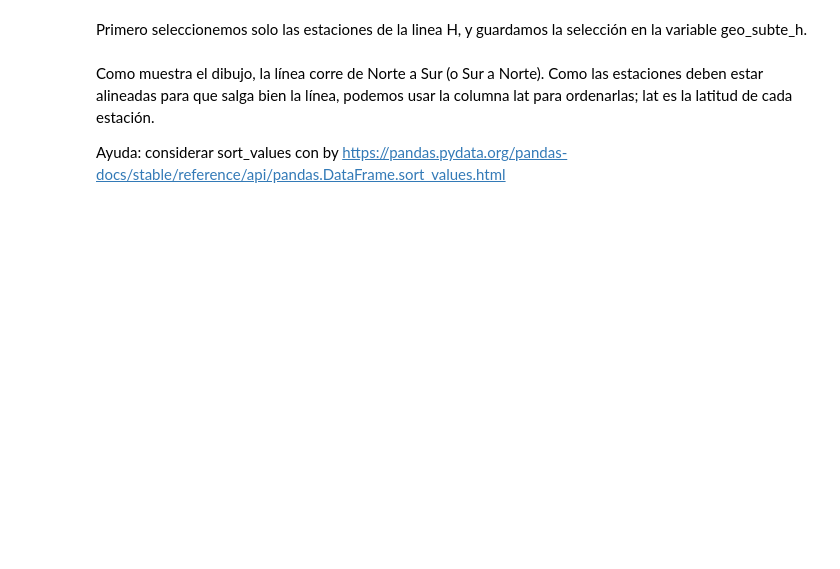
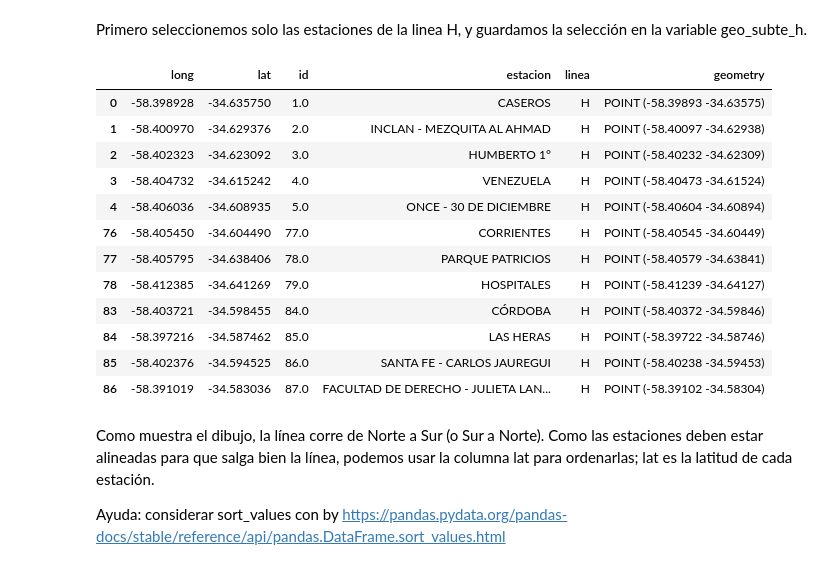
Before and after one commit to pablocimato/DS_Course, a Jupyter notebook: clase_07/dsad_2021/M1/CLASE_07_GeoPandas/Notebooks/7_desafio.ipynb, the cells around one changed output. Cells and saved outputs as stored; diff of their text form; code cells hidden in the pictures; blank space fills up the shorter version.

```diff
--- a/clase_07/dsad_2021/M1/CLASE_07_GeoPandas/Notebooks/7_desafio.ipynb
+++ b/clase_07/dsad_2021/M1/CLASE_07_GeoPandas/Notebooks/7_desafio.ipynb
@@ -91,6 +155,8 @@ geo_prop.loc[:4, ['geometry', 'lat', 'lon','property_type','place_name']]
 Vamos a leer los datos del archivo /M1/CLASE_07/Data/estaciones-de-subte.csv en un `DataFrame` de pandas con el método `read_csv`. Lo llamaremos df_subte.
 
 *Nota:* los datos vienen separados por comas. Se debe usar el parámetro <code>sep=','</code>
+# %%
+geo_subte = pd.read_csv("../Data/estaciones-de-subte.csv", sep=",")
 # %% [markdown]
 - 2.a. Consultamos los primeros 10 registros
 # %%
@@ -118,3 +216,6 @@ Ayuda: es similar al punto 1.e
+# %%
+# 2.e
+geo_subte["geometry"] = gpd.points_from_xy(geo_subte.long, geo_subte.lat)
 # %% [markdown]
 Verificamos la nueva columna mirando las primeras filas
 # %%
@@ -237,3 +440,20 @@ geo_subte_h
+# %%
+geo_subte_h = geo_subte.loc[geo_subte.linea == "H", :]
+geo_subte_h
+# %% [output]
+|  | long | lat | id | estacion | linea | geometry |
+| 0 | -58.398928 | -34.635750 | 1.0 | CASEROS | H | POINT (-58.39893 -34.63575) |
+| 1 | -58.400970 | -34.629376 | 2.0 | INCLAN - MEZQUITA AL AHMAD | H | POINT (-58.40097 -34.62938) |
+| 2 | -58.402323 | -34.623092 | 3.0 | HUMBERTO 1° | H | POINT (-58.40232 -34.62309) |
+| 3 | -58.404732 | -34.615242 | 4.0 | VENEZUELA | H | POINT (-58.40473 -34.61524) |
+| 4 | -58.406036 | -34.608935 | 5.0 | ONCE - 30 DE DICIEMBRE | H | POINT (-58.40604 -34.60894) |
+| 76 | -58.405450 | -34.604490 | 77.0 | CORRIENTES | H | POINT (-58.40545 -34.60449) |
+| 77 | -58.405795 | -34.638406 | 78.0 | PARQUE PATRICIOS | H | POINT (-58.40579 -34.63841) |
+| 78 | -58.412385 | -34.641269 | 79.0 | HOSPITALES | H | POINT (-58.41239 -34.64127) |
+| 83 | -58.403721 | -34.598455 | 84.0 | CÓRDOBA | H | POINT (-58.40372 -34.59846) |
+| 84 | -58.397216 | -34.587462 | 85.0 | LAS HERAS | H | POINT (-58.39722 -34.58746) |
+| 85 | -58.402376 | -34.594525 | 86.0 | SANTA FE - CARLOS JAUREGUI | H | POINT (-58.40238 -34.59453) |
+| 86 | -58.391019 | -34.583036 | 87.0 | FACULTAD DE DERECHO - JULIETA LAN... | H | POINT (-58.39102 -34.58304) |
 # %% [markdown]
 Como muestra el dibujo, la línea corre de Norte a Sur (o Sur a Norte). Como las estaciones deben estar alineadas para que salga bien la línea, podemos usar la columna lat para ordenarlas; lat es la latitud de cada estación.
 
```
Also changed, not shown: parts of 35 cells of this notebook, 43 other files.
